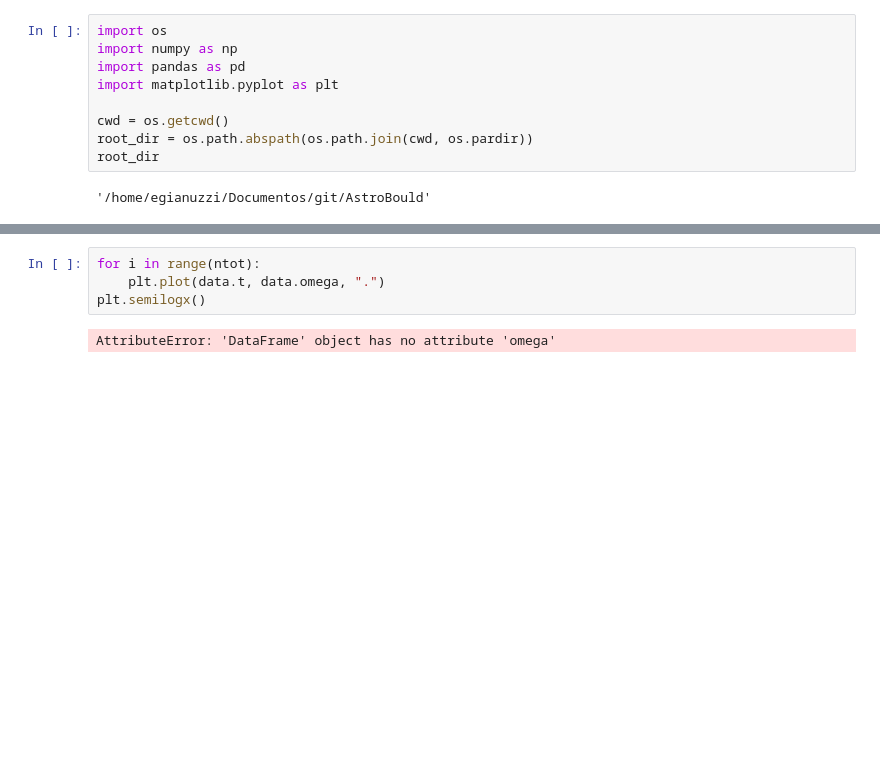
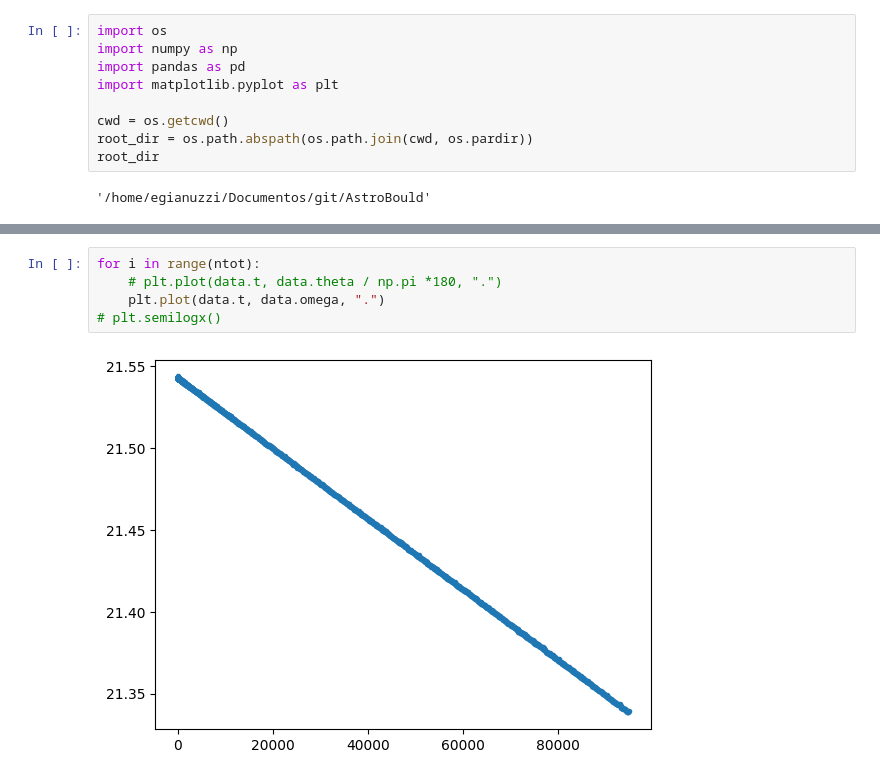
Before and after one commit to Gianuzzi/AstroBould, a Jupyter notebook: tools/plot_new.ipynb, the cells around one changed output, grey strips where cells are left out. Saved outputs shown, nothing was run; the diff lists cells and outputs as text; blank space fills up the shorter version.

```diff
--- a/tools/plot_new.ipynb
+++ b/tools/plot_new.ipynb
@@ -75,6 +114,7 @@ else:
 # %%
 for i in range(ntot):
+    # plt.plot(data.t, data.theta / np.pi *180, ".")
     plt.plot(data.t, data.omega, ".")
-plt.semilogx()
+# plt.semilogx()
 # %% [output]
-AttributeError: 'DataFrame' object has no attribute 'omega'
+[figure, added]
```
Also changed, not shown: parts of 5 cells of this notebook, 11 other files.
